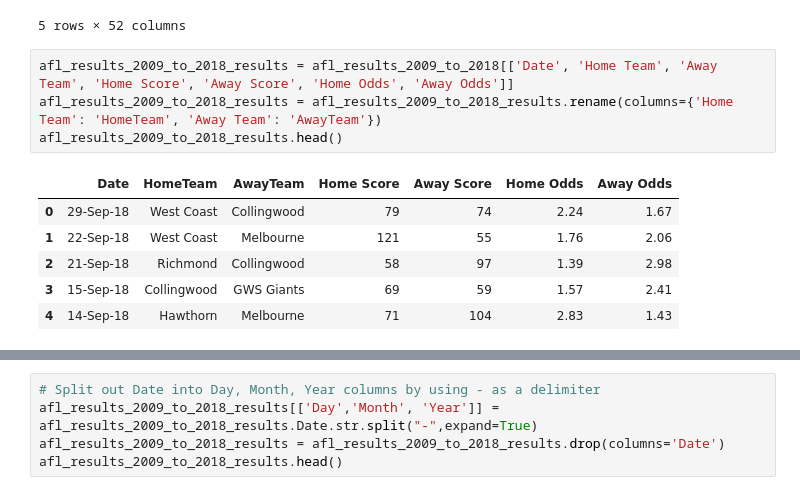
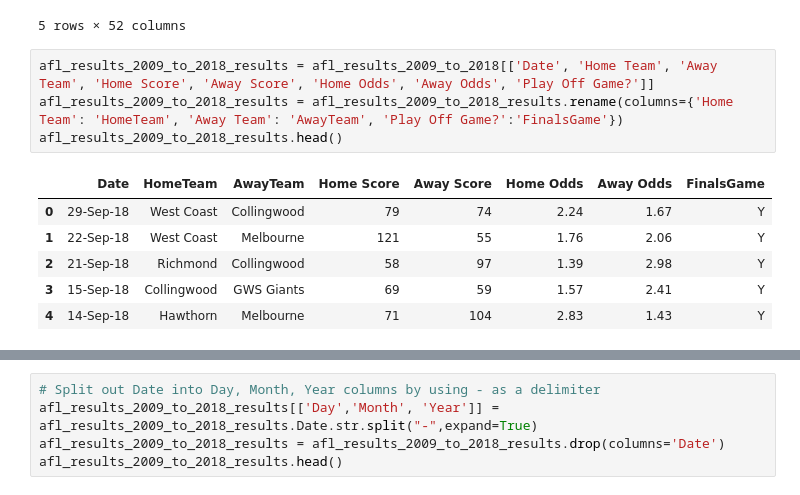
Before and after one commit to Beefstyles/AFLTippingPredictor, a Jupyter notebook: AFL Tipping Predictor Working.ipynb, the cells around one changed output, grey strips where cells are left out. Saved outputs shown, nothing was run; the diff lists cells and outputs as text.

```diff
--- a/AFL Tipping Predictor Working.ipynb
+++ b/AFL Tipping Predictor Working.ipynb
@@ -236,13 +237,13 @@ afl_results_2009_to_2018.head()
 | 4 | 14-Sep-18 | 19:50 | Hawthorn | Melbourne | MCG | 71 | 104 | Y | ... |
 5 rows × 52 columns
 # %%
-afl_results_2009_to_2018_results = afl_results_2009_to_2018[['Date', 'Home Team', 'Away Team', 'Home Score', 'Away Score', 'Home Odds', 'Away Odds']]
-afl_results_2009_to_2018_results = afl_results_2009_to_2018_results.rename(columns={'Home Team': 'HomeTeam', 'Away Team': 'AwayTeam'})
+afl_results_2009_to_2018_results = afl_results_2009_to_2018[['Date', 'Home Team', 'Away Team', 'Home Score', 'Away Score', 'Home Odds', 'Away Odds', 'Play Off Game?']]
+afl_results_2009_to_2018_results = afl_results_2009_to_2018_results.rename(columns={'Home Team': 'HomeTeam', 'Away Team': 'AwayTeam', 'Play Off Game?':'FinalsGame'})
 afl_results_2009_to_2018_results.head()
 # %% [output]
-|  | Date | HomeTeam | AwayTeam | Home Score | Away Score | Home Odds | Away Odds |
-| 0 | 29-Sep-18 | West Coast | Collingwood | 79 | 74 | 2.24 | 1.67 |
-| 1 | 22-Sep-18 | West Coast | Melbourne | 121 | 55 | 1.76 | 2.06 |
-| 2 | 21-Sep-18 | Richmond | Collingwood | 58 | 97 | 1.39 | 2.98 |
-| 3 | 15-Sep-18 | Collingwood | GWS Giants | 69 | 59 | 1.57 | 2.41 |
-| 4 | 14-Sep-18 | Hawthorn | Melbourne | 71 | 104 | 2.83 | 1.43 |
+|  | Date | HomeTeam | AwayTeam | Home Score | Away Score | Home Odds | Away Odds | FinalsGame |
+| 0 | 29-Sep-18 | West Coast | Collingwood | 79 | 74 | 2.24 | 1.67 | Y |
+| 1 | 22-Sep-18 | West Coast | Melbourne | 121 | 55 | 1.76 | 2.06 | Y |
+| 2 | 21-Sep-18 | Richmond | Collingwood | 58 | 97 | 1.39 | 2.98 | Y |
+| 3 | 15-Sep-18 | Collingwood | GWS Giants | 69 | 59 | 1.57 | 2.41 | Y |
+| 4 | 14-Sep-18 | Hawthorn | Melbourne | 71 | 104 | 2.83 | 1.43 | Y |
```
Also changed, not shown: parts of 7 cells of this notebook.
